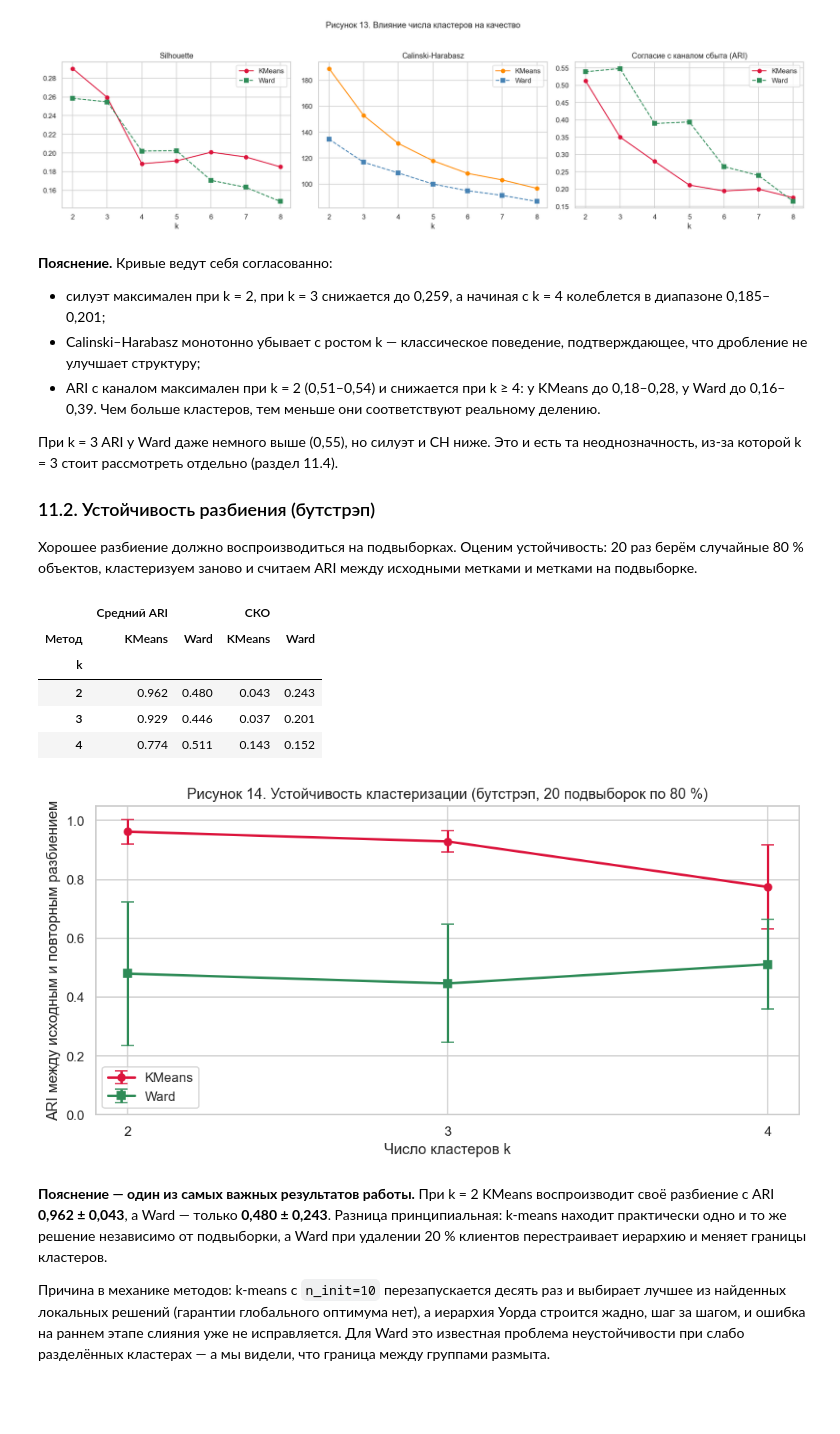
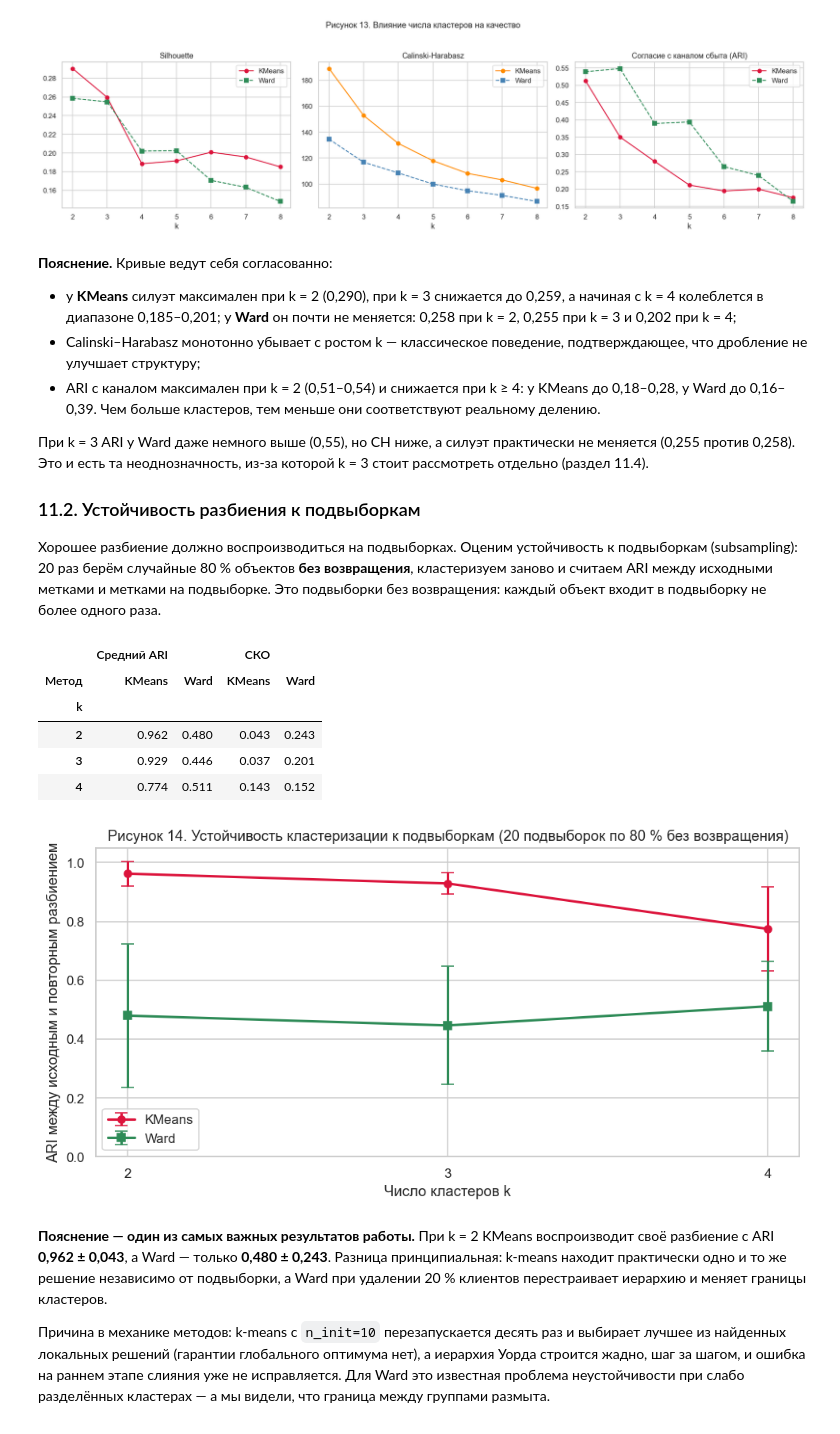
Before and after one commit to Atashka001/AI, a Jupyter notebook: lab3_clustering.ipynb, the cells around one changed output. Saved outputs shown, nothing was run; the diff lists cells and outputs as text; code cells hidden in the pictures; blank space fills up the shorter version.

```diff
--- a/lab3_clustering.ipynb
+++ b/lab3_clustering.ipynb
@@ -1171,17 +1173,17 @@ plt.show()
 # %% [markdown]
 **Пояснение.** Кривые ведут себя согласованно:
 
-* силуэт максимален при k = 2, при k = 3 снижается до 0,259, а начиная с k = 4 колеблется в диапазоне 0,185–0,201;
+* у **KMeans** силуэт максимален при k = 2 (0,290), при k = 3 снижается до 0,259, а начиная с k = 4 колеблется в диапазоне 0,185–0,201; у **Ward** он почти не меняется: 0,258 при k = 2, 0,255 при k = 3 и 0,202 при k = 4;
 * Calinski–Harabasz монотонно убывает с ростом k — классическое поведение, подтверждающее, что дробление не улучшает структуру;
 * ARI с каналом максимален при k = 2 (0,51–0,54) и снижается при k ≥ 4: у KMeans до 0,18–0,28, у Ward до 0,16–0,39. Чем больше кластеров, тем меньше они соответствуют реальному делению.
 
-При k = 3 ARI у Ward даже немного выше (0,55), но силуэт и CH ниже. Это и есть та неоднозначность, из-за которой k = 3 стоит рассмотреть отдельно (раздел 11.4).
+При k = 3 ARI у Ward даже немного выше (0,55), но CH ниже, а силуэт практически не меняется (0,255 против 0,258). Это и есть та неоднозначность, из-за которой k = 3 стоит рассмотреть отдельно (раздел 11.4).
 
-### 11.2. Устойчивость разбиения (бутстрэп)
+### 11.2. Устойчивость разбиения к подвыборкам
 
-Хорошее разбиение должно воспроизводиться на подвыборках. Оценим устойчивость: 20 раз берём случайные 80 % объектов, кластеризуем заново и считаем ARI между исходными метками и метками на подвыборке.
+Хорошее разбиение должно воспроизводиться на подвыборках. Оценим устойчивость к подвыборкам (subsampling): 20 раз берём случайные 80 % объектов **без возвращения**, кластеризуем заново и считаем ARI между исходными метками и метками на подвыборке. Это подвыборки без возвращения: каждый объект входит в подвыборку не более одного раза.
 # %%
-def bootstrap_stability(k, method, n_iter=20, frac=0.8, seed=RANDOM_STATE):
+def subsample_stability(k, method, n_iter=20, frac=0.8, seed=RANDOM_STATE):
     rng = np.random.RandomState(seed)
     if method == 'kmeans':
         base = KMeans(k, n_init=10, random_state=seed).fit_predict(X_scaled)
@@ -1199,36 +1201,36 @@ def bootstrap_stability(k, method, n_iter=20, frac=0.8, seed=RANDOM_STATE):
     return np.mean(scores), np.std(scores)
 
 
 stability_rows = []
 for k in [2, 3, 4]:
     for method, label in [('kmeans', 'KMeans'), ('ward', 'Ward')]:
-        mean_ari, std_ari = bootstrap_stability(k, method)
+        mean_ari, std_ari = subsample_stability(k, method)
         stability_rows.append({'k': k, 'Метод': label,
                                'Средний ARI': mean_ari, 'СКО': std_ari})
 stability = pd.DataFrame(stability_rows)
 display(stability.pivot(index='k', columns='Метод', values=['Средний ARI', 'СКО']).round(3))
 
 fig, ax = plt.subplots(figsize=(9, 4.6))
 for method, color, marker in [('KMeans', 'crimson', 'o'), ('Ward', 'seagreen', 's')]:
     sub = stability[stability['Метод'] == method]
     ax.errorbar(sub['k'], sub['Средний ARI'], yerr=sub['СКО'], marker=marker,
                 color=color, capsize=5, lw=2, label=method)
 ax.set_xlabel('Число кластеров k')
 ax.set_ylabel('ARI между исходным и повторным разбиением')
 ax.set_xticks([2, 3, 4])
 ax.set_ylim(0, 1.05)
-ax.set_title('Рисунок 14. Устойчивость кластеризации (бутстрэп, 20 подвыборок по 80 %)')
+ax.set_title('Рисунок 14. Устойчивость кластеризации к подвыборкам (20 подвыборок по 80 % без возвращения)')
 ax.legend()
 plt.tight_layout()
 plt.show()
 # %% [output]
 |  | Средний ARI |  | СКО |  |
 | Метод | KMeans | Ward | KMeans | Ward |
 | k |  |  |  |  |
 | 2 | 0.962 | 0.480 | 0.043 | 0.243 |
 | 3 | 0.929 | 0.446 | 0.037 | 0.201 |
 | 4 | 0.774 | 0.511 | 0.143 | 0.152 |
-[figure, old version]
+[figure, new version]
 # %% [markdown]
 **Пояснение — один из самых важных результатов работы.** При k = 2 KMeans воспроизводит своё разбиение с ARI **0,962 ± 0,043**, а Ward — только **0,480 ± 0,243**. Разница принципиальная: k-means находит практически одно и то же решение независимо от подвыборки, а Ward при удалении 20 % клиентов перестраивает иерархию и меняет границы кластеров.
 
```
Also changed, not shown: parts of 8 cells of this notebook.
